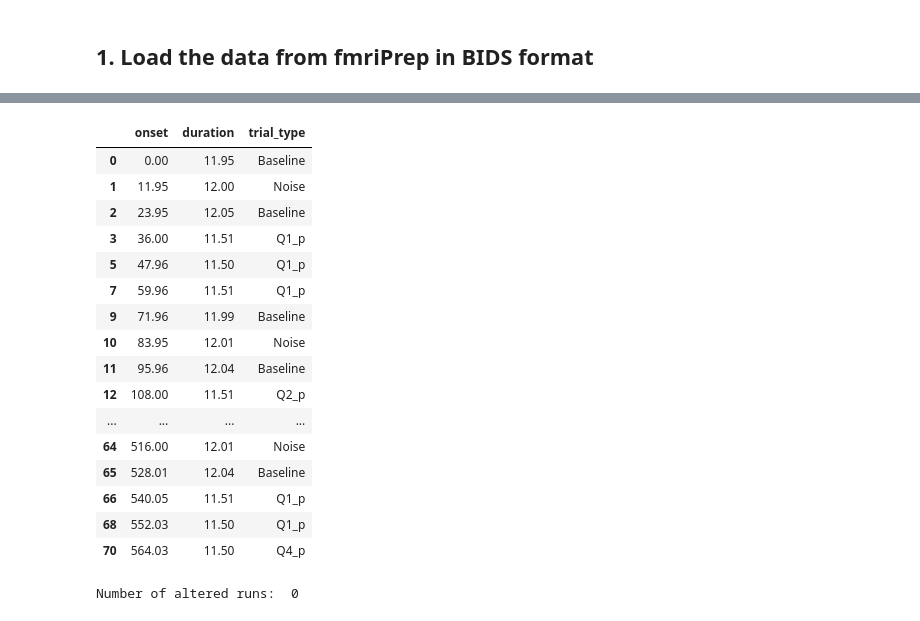
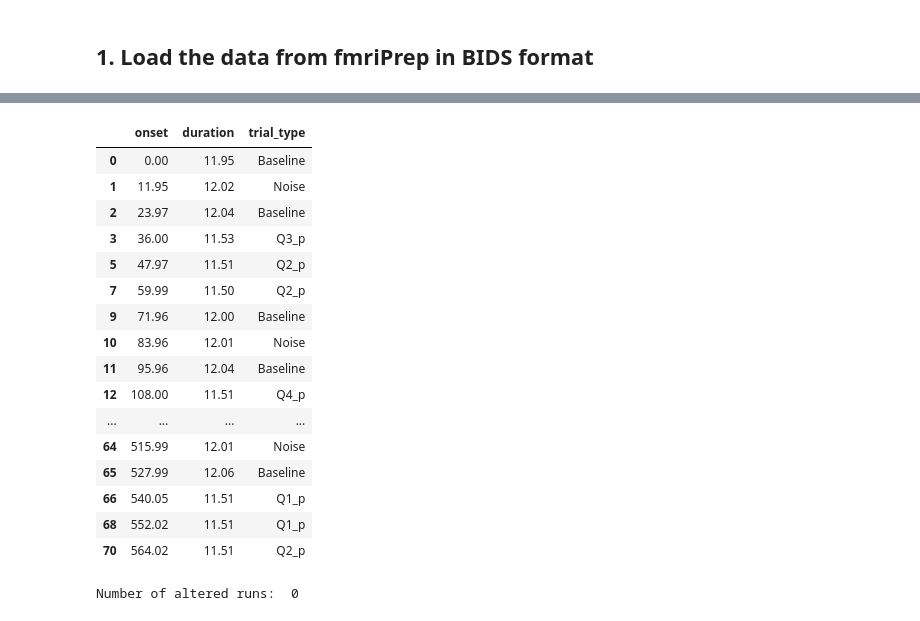
Before and after one commit to CIBIT-UC/brainplayback_task01, a Jupyter notebook: nilearn/nilearn_notebook.ipynb, the cells around one changed output, grey strips where cells are left out. Saved outputs shown, nothing was run; the diff lists cells and outputs as text; code cells hidden in the pictures.

```diff
--- a/nilearn/nilearn_notebook.ipynb
+++ b/nilearn/nilearn_notebook.ipynb
@@ -62,28 +80,28 @@ sub_labels = ['04','14','15','19']
 # %%
 # edit all models_events to exclude the conditions that end with '_db' - use the participant report (p) and not the database one (db)
 for ii in range(len(models_events)):
     for jj in range(len(models_events[ii])):
         models_events[ii][jj] = models_events[ii][jj][models_events[ii][jj].trial_type.str.endswith('_db') == False]
 
-models_events[0][0]
+models_events[0][2]
 # %% [output]
 |  | onset | duration | trial_type |
 | 0 | 0.00 | 11.95 | Baseline |
-| 1 | 11.95 | 12.00 | Noise |
-| 2 | 23.95 | 12.05 | Baseline |
-| 3 | 36.00 | 11.51 | Q1_p |
-| 5 | 47.96 | 11.50 | Q1_p |
-| 7 | 59.96 | 11.51 | Q1_p |
-| 9 | 71.96 | 11.99 | Baseline |
-| 10 | 83.95 | 12.01 | Noise |
+| 1 | 11.95 | 12.02 | Noise |
+| 2 | 23.97 | 12.04 | Baseline |
+| 3 | 36.00 | 11.53 | Q3_p |
+| 5 | 47.97 | 11.51 | Q2_p |
+| 7 | 59.99 | 11.50 | Q2_p |
+| 9 | 71.96 | 12.00 | Baseline |
+| 10 | 83.96 | 12.01 | Noise |
 | 11 | 95.96 | 12.04 | Baseline |
-| 12 | 108.00 | 11.51 | Q2_p |
+| 12 | 108.00 | 11.51 | Q4_p |
 | ... | ... | ... | ... |
-| 64 | 516.00 | 12.01 | Noise |
-| 65 | 528.01 | 12.04 | Baseline |
+| 64 | 515.99 | 12.01 | Noise |
+| 65 | 527.99 | 12.06 | Baseline |
 | 66 | 540.05 | 11.51 | Q1_p |
-| 68 | 552.03 | 11.50 | Q1_p |
-| 70 | 564.03 | 11.50 | Q4_p |
+| 68 | 552.02 | 11.51 | Q1_p |
+| 70 | 564.02 | 11.51 | Q2_p |
 # %%
 # check for the existence of all of the four conditions (Q1_p, Q2_p, Q3_p, Q4_p) in all models_events
 n_of_altered_runs = 0
```
Also changed, not shown: parts of 12 cells of this notebook.
